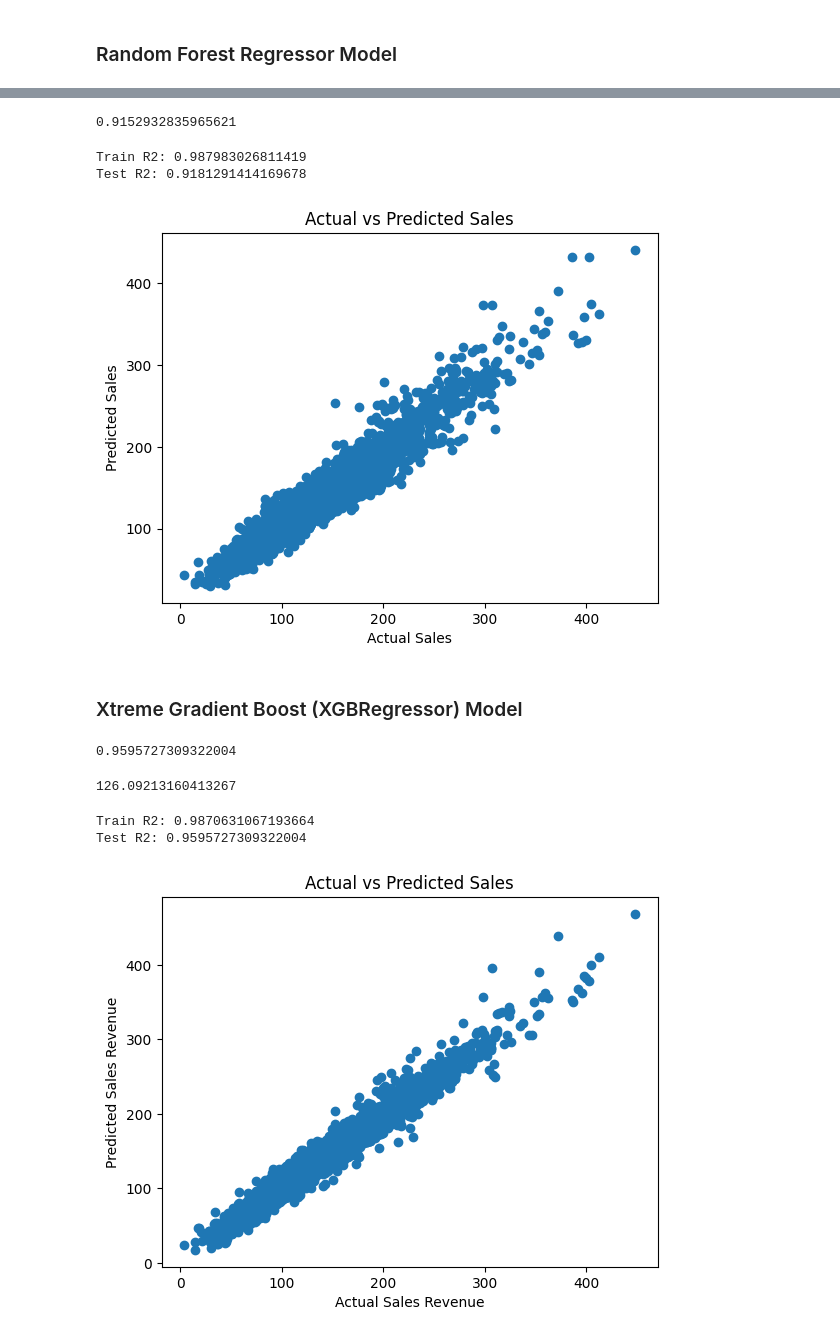
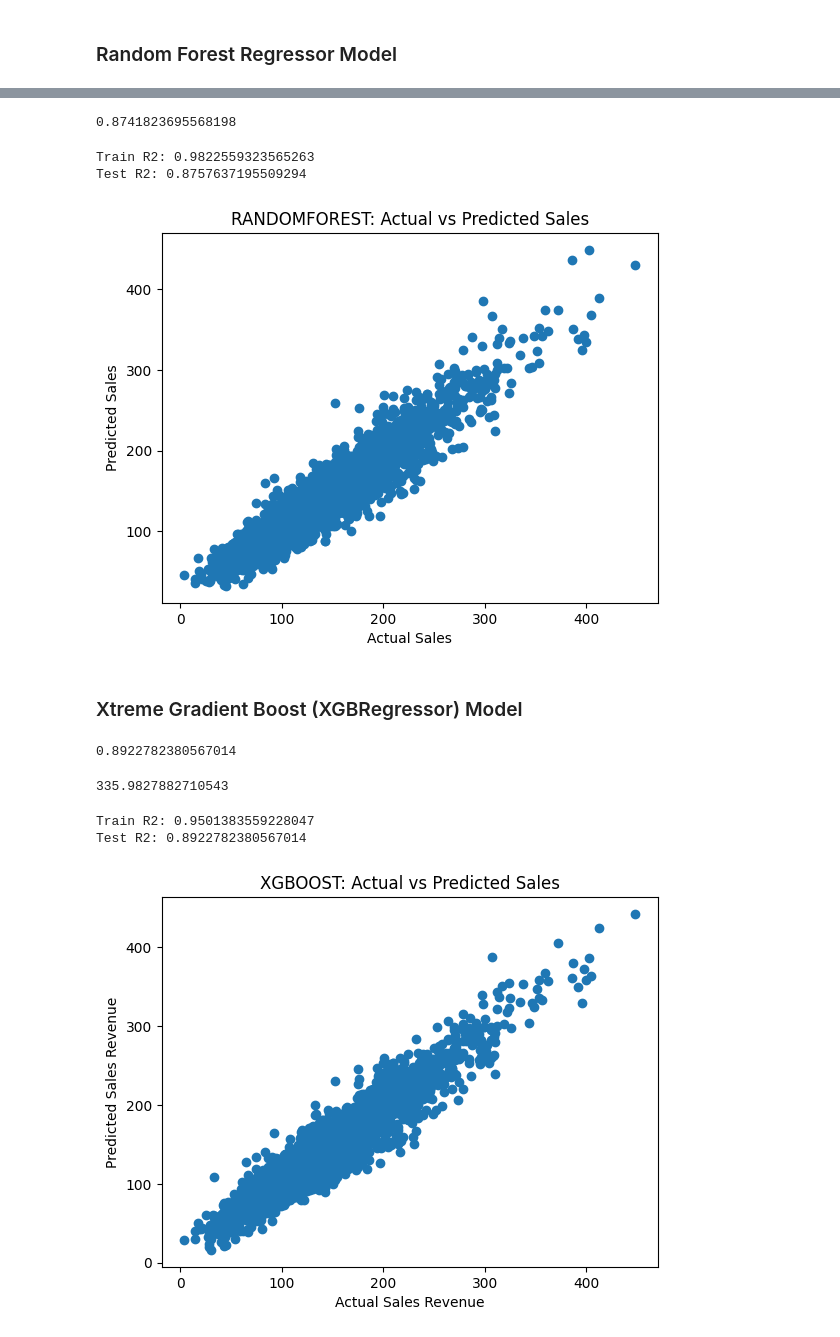
Before and after one commit to Mayank312003/E-Commerce-Sales-Prediction, a Jupyter notebook: E-Commerce Sales Analysis & Prediction.ipynb, the cells around one changed output, grey strips where cells are left out. Cells and saved outputs as stored; diff of their text form; code cells hidden in the pictures.

```diff
--- a/E-Commerce Sales Analysis & Prediction.ipynb
+++ b/E-Commerce Sales Analysis & Prediction.ipynb
@@ -411,7 +402,7 @@ from sklearn.pipeline import Pipeline
 from sklearn.metrics import r2_score, root_mean_squared_error, mean_squared_error
 from sklearn.ensemble import RandomForestRegressor
 # %%
-x = train.drop(columns=['id', 'date', 'sales_revenue'], axis=1)
+x = train.drop(columns=['id', 'date', 'ad_spend','competition_index','customer_lifetime_value', 'sales_revenue'], axis=1)
 
 y = train['sales_revenue']
 # %%
@@ -437,7 +428,7 @@ preprocessor = ColumnTransformer(
 
 pipeline = Pipeline([
     ('preprocessing', preprocessor),
-    ('model', LinearRegression())
+    ('lr', LinearRegression())
 ])
 # %%
 pipeline
@@ -481,7 +471,7 @@ plt.show()
 # %%
 pipeline = Pipeline([
     ('preprocessing', preprocessor),
-    ('model', RandomForestRegressor())
+    ('rf', RandomForestRegressor())
 ])
 
 pipeline.fit(x_train, y_train)
@@ -504,23 +494,23 @@ mean_squared_error(y_test, y_pred_rf)
 scores = cross_val_score(pipeline, x, y, cv=5, scoring='r2')
 print(scores.mean())
 # %% [output]
-0.9152932835965621
+0.8741823695568198
 # %%
 print("Train R2:", pipeline.score(x_train, y_train))
 print("Test R2:", pipeline.score(x_test, y_test))
 # %% [output]
-Train R2: 0.987983026811419
-Test R2: 0.9181291414169678
+Train R2: 0.9822559323565263
+Test R2: 0.8757637195509294
 # %%
 # plotting actual values & predicted values
 
 plt.scatter(y_test, y_pred_rf)
 plt.xlabel("Actual Sales")
 plt.ylabel("Predicted Sales")
-plt.title("Actual vs Predicted Sales")
+plt.title("RANDOMFOREST: Actual vs Predicted Sales")
 plt.show()
 # %% [output]
-[figure, old version]
+[figure, new version]
 # %% [markdown]
 ### Xtreme Gradient Boost (XGBRegressor) Model
 # %%
@@ -528,7 +518,7 @@ from xgboost import XGBRegressor
 
 pipeline = Pipeline([
     ('preprocessing', preprocessor),
-    ('model', XGBRegressor())
+    ('xg', XGBRegressor())
 ])
 
 pipeline.fit(x_train, y_train)
@@ -539,26 +529,26 @@ y_pred_xg
 score_xg = r2_score(y_test, y_pred_xg)
 score_xg
 # %% [output]
-0.9595727309322004
+0.8922782380567014
 # %%
 mse_xg = mean_squared_error(y_test, y_pred_xg)
 mse_xg
 # %% [output]
-126.09213160413267
+335.9827882710543
 # %%
 print('Train R2:', pipeline.score(x_train, y_train))
 
 print('Test R2:', pipeline.score(x_test, y_test))
 # %% [output]
-Train R2: 0.9870631067193664
-Test R2: 0.9595727309322004
+Train R2: 0.9501383559228047
+Test R2: 0.8922782380567014
 # %%
 # plotting actual values & predicted values
 
 plt.scatter(y_test, y_pred_xg)
 plt.xlabel("Actual Sales Revenue")
 plt.ylabel("Predicted Sales Revenue")
-plt.title("Actual vs Predicted Sales")
+plt.title("XGBOOST: Actual vs Predicted Sales")
 plt.show()
 # %% [output]
-[figure, old version]
+[figure, new version]
```
Also changed, not shown: parts of 20 cells of this notebook.
